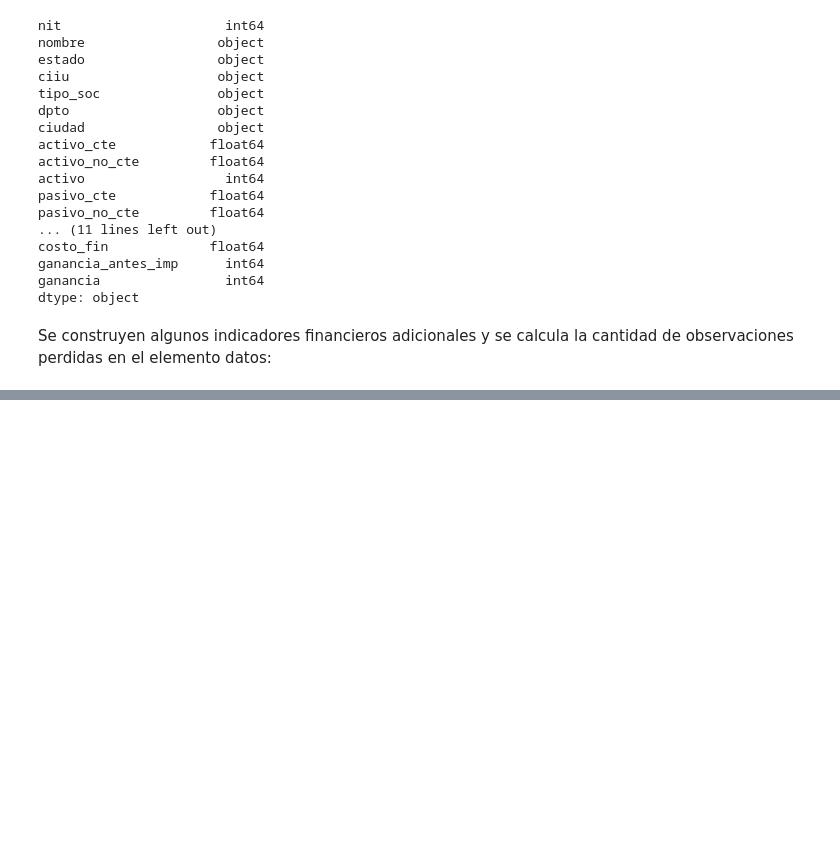
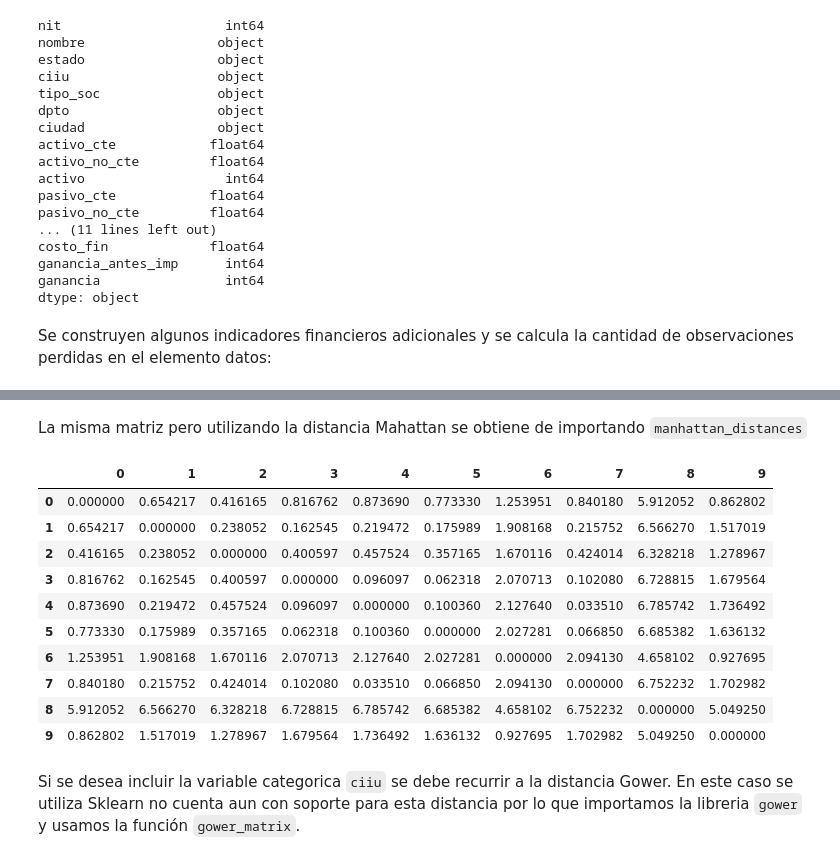
Before and after one commit to dfbeltran/cursotomadecisiones, a Jupyter notebook: 4. Análisis_clúster_y_análisis_de_anomalías.ipynb, the cells around one changed output, grey strips where cells are left out. Saved outputs shown, nothing was run; the diff lists cells and outputs as text; code cells hidden in the pictures; blank space fills up the shorter version.

```diff
--- a/4. Análisis_clúster_y_análisis_de_anomalías.ipynb
+++ b/4. Análisis_clúster_y_análisis_de_anomalías.ipynb
@@ -283,0 +452,21 @@ datos['ingreso_patrimonio'] = datos['ingreso']/datos['patrimonio']
+# %% [markdown]
+La misma matriz pero utilizando la distancia Mahattan se obtiene de importando `manhattan_distances`
+# %%
+from sklearn.metrics.pairwise import manhattan_distances
+
+dist_man = pd.DataFrame(manhattan_distances(primeros_10_datos_transformados[['activo','pasivo']]))
+dist_man
+# %% [output]
+|  | 0 | 1 | 2 | 3 | 4 | 5 | 6 | 7 | 8 | 9 |
+| 0 | 0.000000 | 0.654217 | 0.416165 | 0.816762 | 0.873690 | 0.773330 | 1.253951 | 0.840180 | 5.912052 | 0.862802 |
+| 1 | 0.654217 | 0.000000 | 0.238052 | 0.162545 | 0.219472 | 0.175989 | 1.908168 | 0.215752 | 6.566270 | 1.517019 |
+| 2 | 0.416165 | 0.238052 | 0.000000 | 0.400597 | 0.457524 | 0.357165 | 1.670116 | 0.424014 | 6.328218 | 1.278967 |
+| 3 | 0.816762 | 0.162545 | 0.400597 | 0.000000 | 0.096097 | 0.062318 | 2.070713 | 0.102080 | 6.728815 | 1.679564 |
+| 4 | 0.873690 | 0.219472 | 0.457524 | 0.096097 | 0.000000 | 0.100360 | 2.127640 | 0.033510 | 6.785742 | 1.736492 |
+| 5 | 0.773330 | 0.175989 | 0.357165 | 0.062318 | 0.100360 | 0.000000 | 2.027281 | 0.066850 | 6.685382 | 1.636132 |
+| 6 | 1.253951 | 1.908168 | 1.670116 | 2.070713 | 2.127640 | 2.027281 | 0.000000 | 2.094130 | 4.658102 | 0.927695 |
+| 7 | 0.840180 | 0.215752 | 0.424014 | 0.102080 | 0.033510 | 0.066850 | 2.094130 | 0.000000 | 6.752232 | 1.702982 |
+| 8 | 5.912052 | 6.566270 | 6.328218 | 6.728815 | 6.785742 | 6.685382 | 4.658102 | 6.752232 | 0.000000 | 5.049250 |
+| 9 | 0.862802 | 1.517019 | 1.278967 | 1.679564 | 1.736492 | 1.636132 | 0.927695 | 1.702982 | 5.049250 | 0.000000 |
+# %% [markdown]
+Si se desea incluir la variable categorica `ciiu` se debe recurrir a la distancia Gower. En este caso se utiliza Sklearn no cuenta aun con soporte para esta distancia por lo que importamos la libreria `gower` y usamos la función `gower_matrix`.
```
Also changed, not shown: parts of 25 cells of this notebook.
